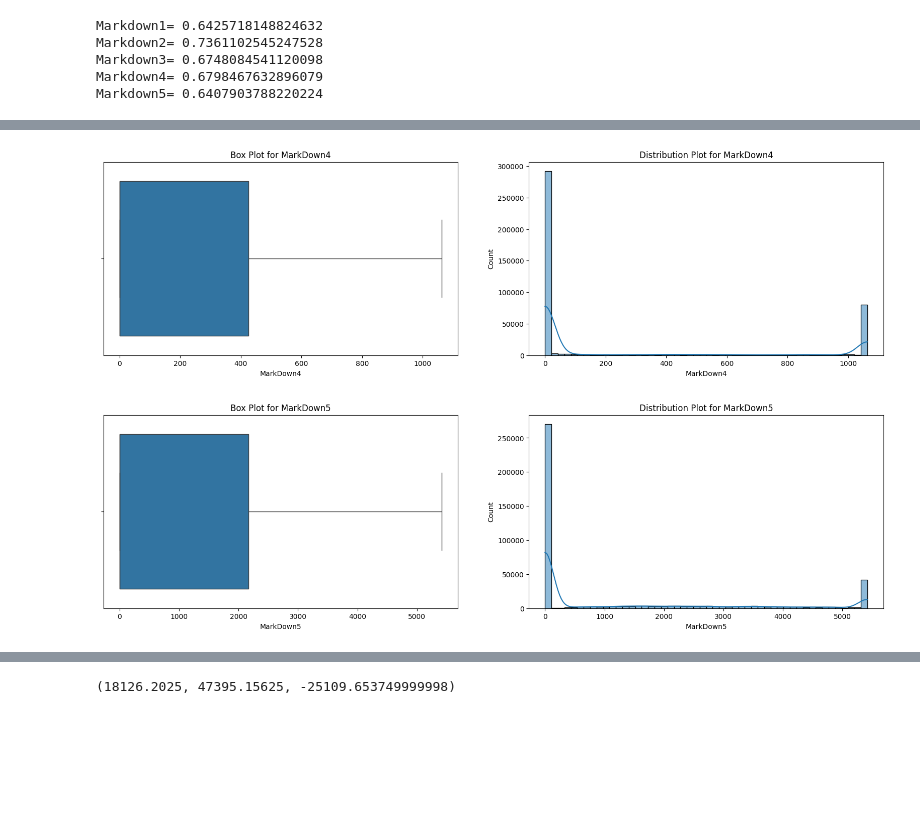
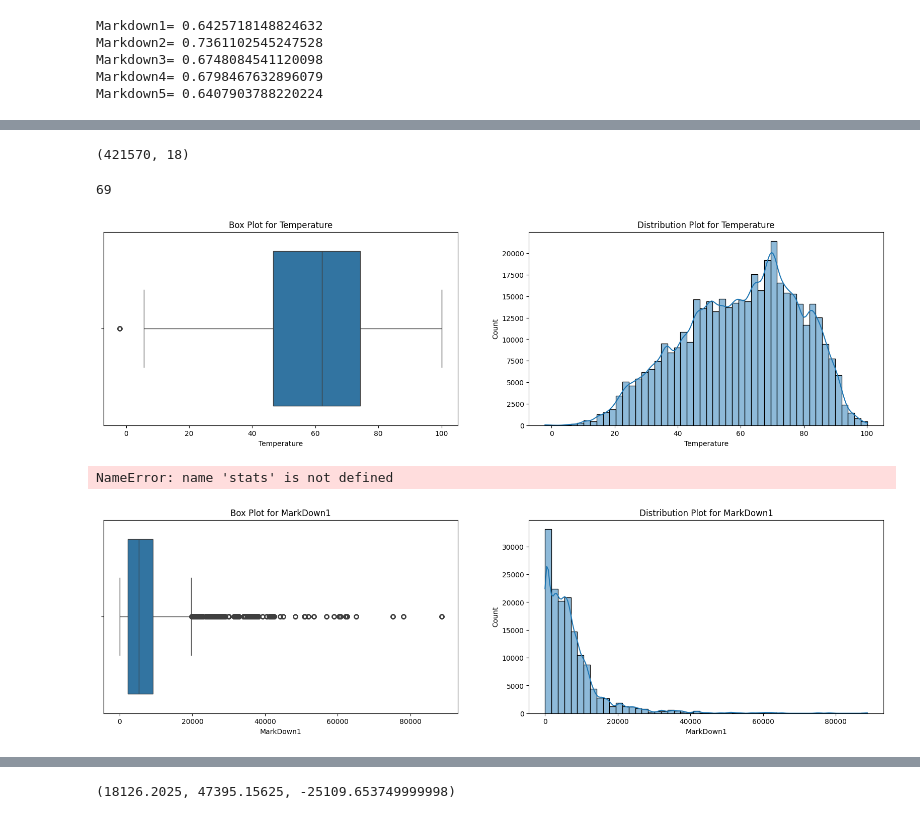
Before and after one commit to GDharan10/Analysis1_RetailSalsesForecast, a Jupyter notebook: RetailSalsesForecast.ipynb, the cells around one changed output, grey strips where cells are left out. Cells and saved outputs as stored; diff of their text form; code cells hidden in the pictures; blank space fills up the shorter version.

```diff
--- a/RetailSalsesForecast.ipynb
+++ b/RetailSalsesForecast.ipynb
@@ -390,10 +378,12 @@ plot(df1, 'MarkDown3')
-# %%
-outlier(df1, 'MarkDown4')
-plot(df1, 'MarkDown4')
-# %% [output]
-[figure, removed]
-# %%
-outlier(df1, 'MarkDown5')
-plot(df1, 'MarkDown5')
-# %% [output]
-[figure, removed]
+# %%
+df.shape
+# %% [output]
+(421570, 18)
+# %%
+len(df[df['Temperature'] < 5])
+# %% [output]
+69
+# %%
+plot(df, 'Temperature')
+# %% [output]
+[figure, added]
@@ -399,0 +392,9 @@ plot(df1, 'MarkDown5')
+# %%
+z_scores = stats.zscore(df[['MarkDown1', 'MarkDown2', 'MarkDown3', 'MarkDown4', 'MarkDown5']])
+z_scores
+# %% [output]
+NameError: name 'stats' is not defined
+# %%
+plot(df1, 'MarkDown1')
+# %% [output]
+[figure, added]
```
Also changed, not shown: parts of 27 cells of this notebook.
